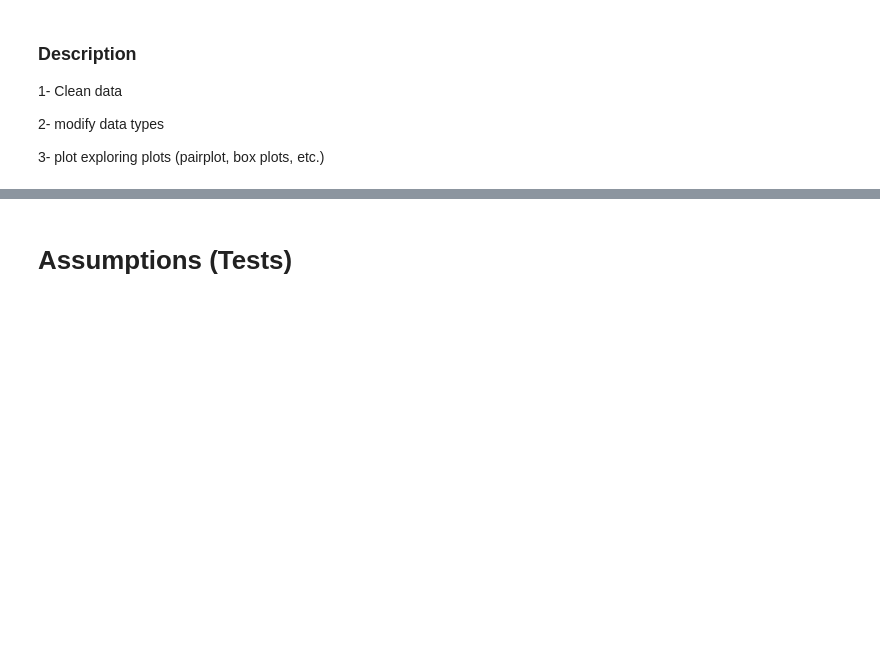
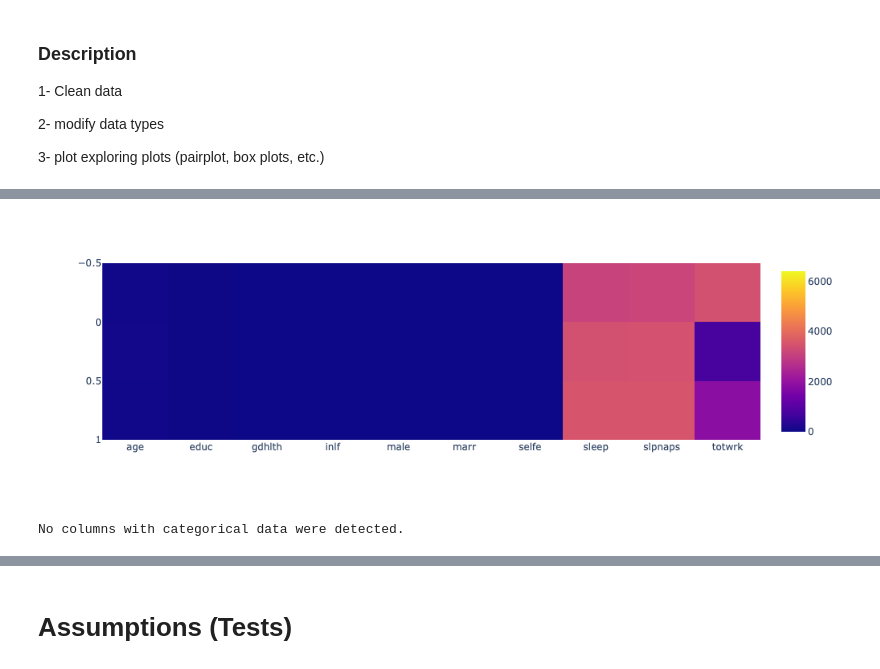
Before and after one commit to ahmostafa147/Math189-project, a Jupyter notebook: workplace.ipynb, the cells around one changed output, grey strips where cells are left out. Saved outputs shown, nothing was run; the diff lists cells and outputs as text; code cells hidden in the pictures; blank space fills up the shorter version.

```diff
--- a/workplace.ipynb
+++ b/workplace.ipynb
@@ -96,0 +136,11 @@ Name: gdhlth, Length: 706, dtype: int64
+# %%
+##heatmap 1
+fig = px.imshow(df)
+fig = px.imshow(df, x=df.columns, y= y)
+fig.show()
+# %% [output]
+[figure, added]
+# %%
+klib.cat_plot(df)
+# %% [output]
+No columns with categorical data were detected.
```
Also changed, not shown: parts of 20 cells of this notebook.
